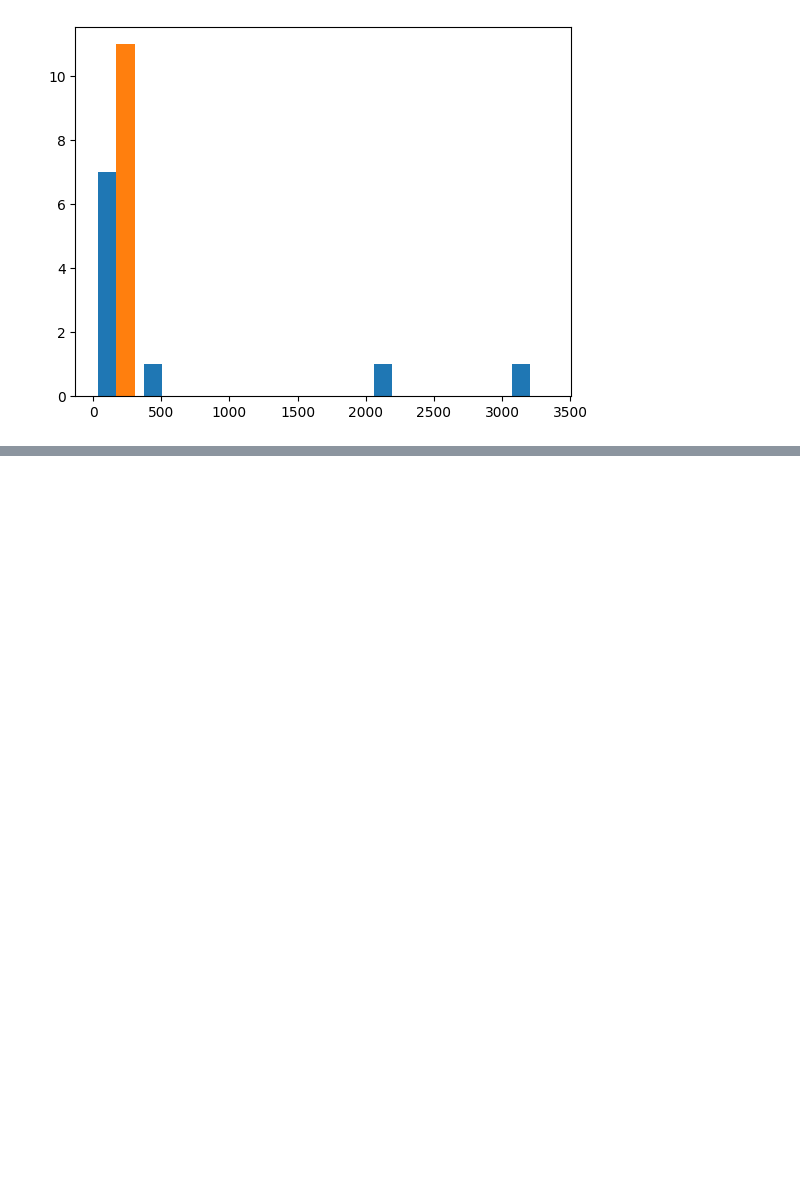
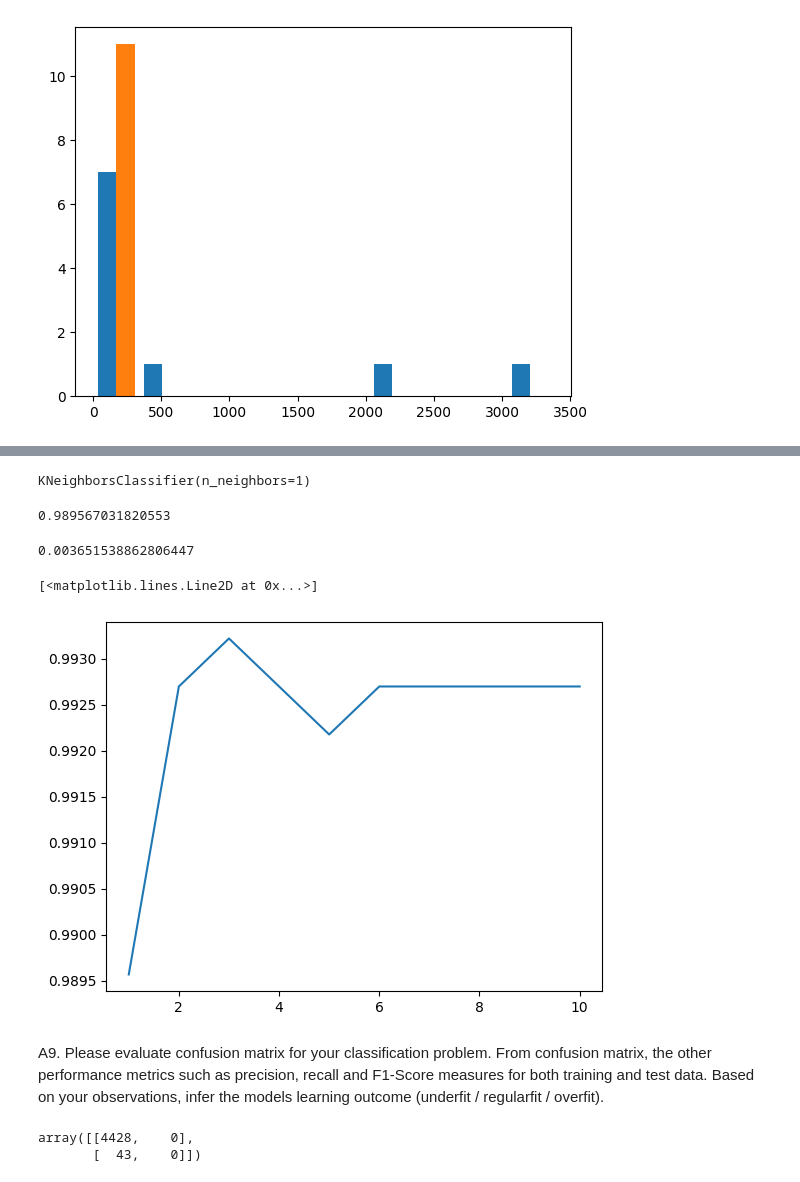
Before and after one commit to kinasant/ml, a Jupyter notebook: assignments/ml-lab03.ipynb, the cells around one changed output, grey strips where cells are left out. Cells and saved outputs as stored; diff of their text form; code cells hidden in the pictures; blank space fills up the shorter version.

```diff
--- a/assignments/ml-lab03.ipynb
+++ b/assignments/ml-lab03.ipynb
@@ -143,0 +242,2 @@ def minkowski_distance(a, b, r):
+# %%
+neigh.fit(imputed_x_train,y_train)
@@ -143,0 +262,29 @@ def minkowski_distance(a, b, r):
+# %%
+neigh =KNeighborsClassifier(n_neighbors=1)
+# %%
+neigh.fit(imputed_x_train,y_train)
+# %% [output]
+KNeighborsClassifier(n_neighbors=1)
+# %%
+k1= neigh.score(imputed_x_test, y_test);k1
+# %% [output]
+0.989567031820553
+# %%
+k3 - k1
+# %% [output]
+0.003651538862806447
+# %%
+acc=[]
+for i in range(1,11):
+    neigh =KNeighborsClassifier(n_neighbors=i)
+    neigh.fit(imputed_x_train,y_train)
+    acc.append(neigh.score(imputed_x_test, y_test))
+# %%
+plt.pyplot.plot([i for i in range(1,11)],acc)
+# %% [output]
+[<matplotlib.lines.Line2D at 0x...>]
+[figure, added]
+# %% [markdown]
+A9. Please evaluate confusion matrix for your classification problem. From confusion matrix, the
+other performance metrics such as precision, recall and F1-Score measures for both training and test
+data. Based on your observations, infer the models learning outcome (underfit / regularfit / overfit).
@@ -143,0 +301,5 @@ def minkowski_distance(a, b, r):
+# %%
+cm_train
+# %% [output]
+array([[4428,    0],
+       [  43,    0]])
```
Also changed, not shown: parts of 47 cells of this notebook.
